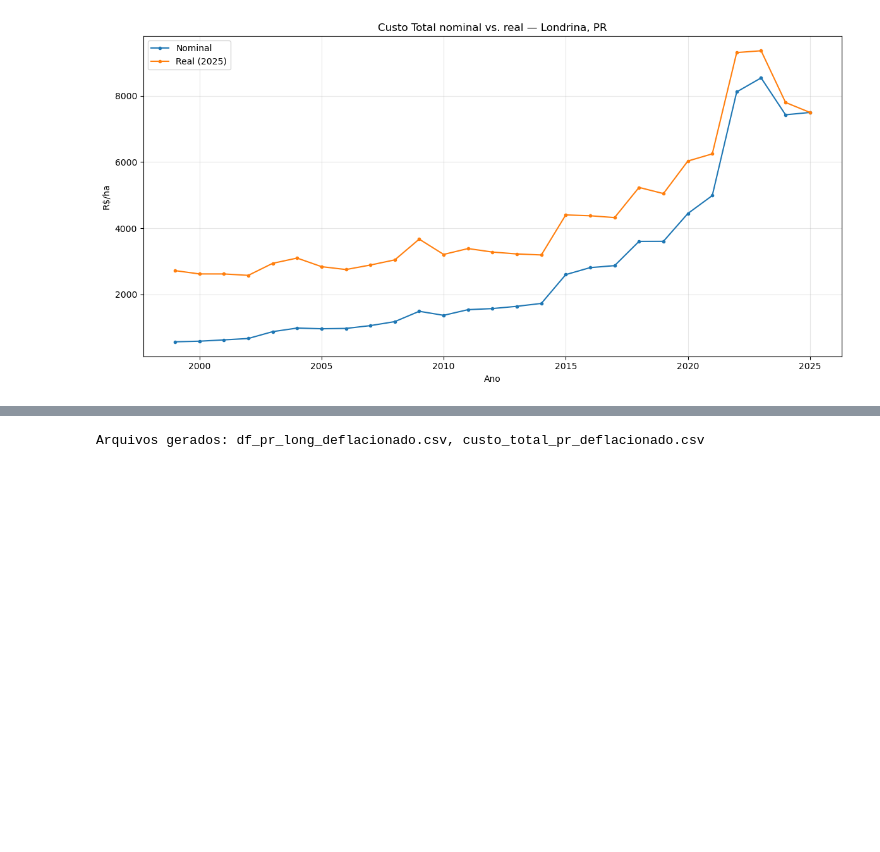
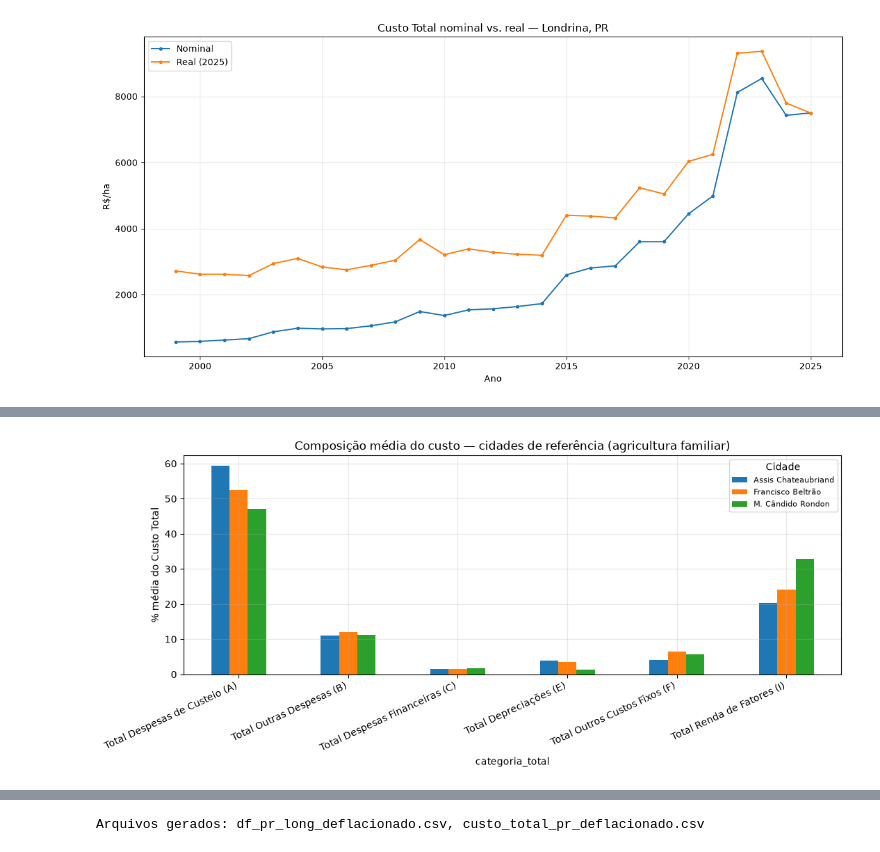
Before and after one commit to fcoliveira-utfpr/aquacrop_ml, a Jupyter notebook: 07_analise_custos_milho_pr.ipynb, the cells around one changed output, grey strips where cells are left out. Cells and saved outputs as stored; diff of their text form; code cells hidden in the pictures; blank space fills up the shorter version.

```diff
--- a/07_analise_custos_milho_pr.ipynb
+++ b/07_analise_custos_milho_pr.ipynb
@@ -433,0 +595,21 @@ plt.show()
+# %%
+composicao_familiar = (
+    df[df["cidade"].isin(GRUPO_FAMILIAR) & df["categoria_total"].isin(grupos_para_composicao)]
+    .pivot_table(index=["cidade", "ano"], columns="categoria_total", values="custo_rs_ha_real", aggfunc="first")
+    .reindex(columns=grupos_para_composicao)
+)
+composicao_pct_familiar = composicao_familiar.div(composicao_familiar.sum(axis=1), axis=0) * 100
+media_composicao_por_cidade = composicao_pct_familiar.groupby("cidade").mean()
+
+fig, ax = plt.subplots(figsize=(11, 5))
+media_composicao_por_cidade.T.plot(kind="bar", ax=ax)
+ax.set_ylabel("% média do Custo Total")
+ax.set_title("Composição média do custo — cidades de referência (agricultura familiar)")
+ax.legend(title="Cidade", fontsize=8)
+plt.xticks(rotation=25, ha="right")
+plt.tight_layout()
+plt.show()
+
+media_composicao_por_cidade.round(1)
+# %% [output]
+[figure, added]
```
Also changed, not shown: parts of 21 cells of this notebook, 19 other files.
